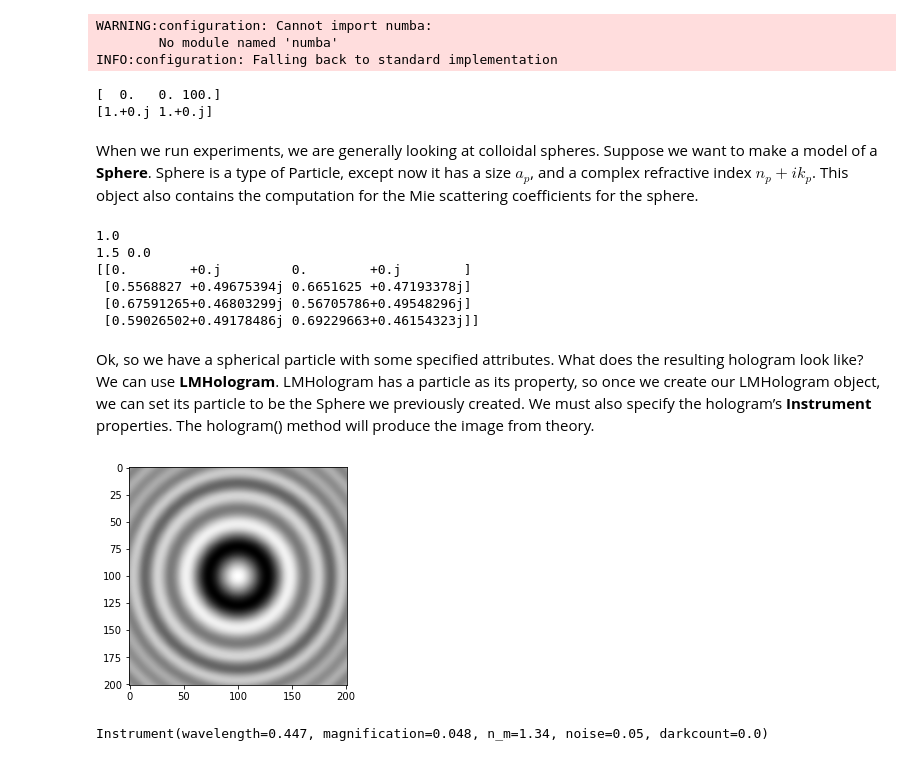
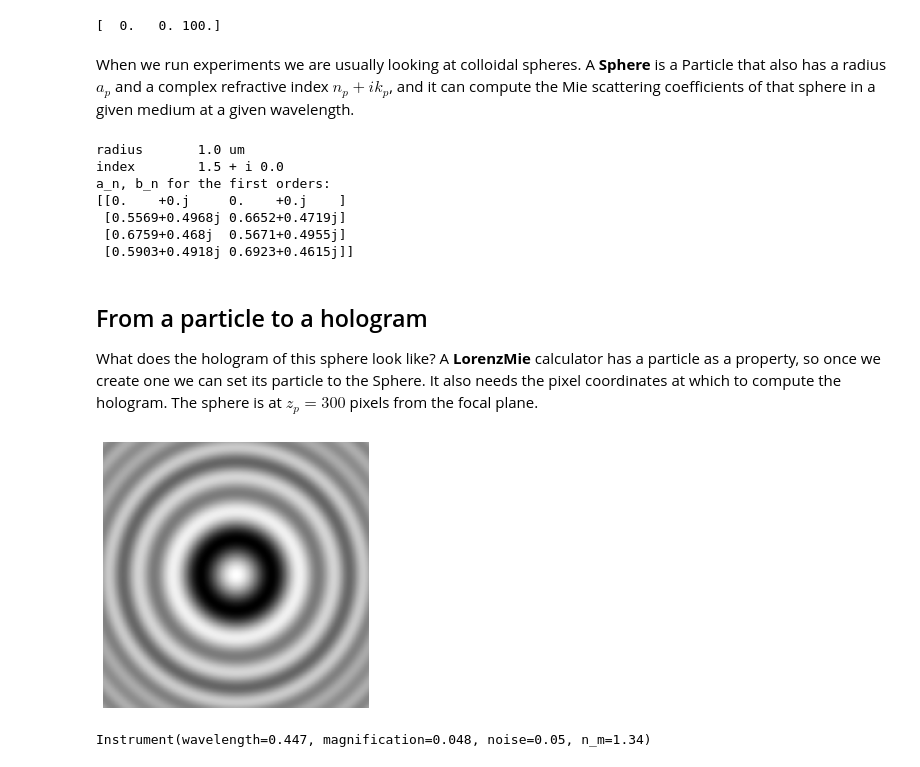
Before and after one commit to davidgrier/pylorenzmie, a Jupyter notebook: docs/tutorials/Theory.ipynb, the cells around one changed output. Saved outputs shown, nothing was run; the diff lists cells and outputs as text; code cells hidden in the pictures.

```diff
--- a/docs/tutorials/Theory.ipynb
+++ b/docs/tutorials/Theory.ipynb
@@ -11 +7,8 @@ sys.path.append('/Users/laurenaltman/Desktop/summer_research/machine_learning')
+# %%
+%matplotlib inline
+import matplotlib.pyplot as plt
+import numpy as np
+import cv2
+
+plt.rcParams['figure.dpi'] = 72
 # %% [markdown]
@@ -13,42 +20,53 @@ The most general object we can have is a **Particle**. It has a location in spac
 # %%
 from pylorenzmie.theory import Particle
-p = Particle()
-print(p.r_p)
-print(p.ab())
+
+particle = Particle()
+print(particle.r_p)
 # %% [output]
-WARNING:configuration: Cannot import numba:
-        No module named 'numba'
-INFO:configuration: Falling back to standard implementation
+[  0.   0. 100.]
-[  0.   0. 100.]
-[1.+0.j 1.+0.j]
 # %% [markdown]
-When we run experiments, we are generally looking at colloidal spheres. Suppose we want to make a model of a **Sphere**. Sphere is a type of Particle, except now it has a size $a_p$, and a complex refractive index $n_p + i k_p$. This object also contains the computation for the Mie scattering coefficients for the sphere.
+When we run experiments we are usually looking at colloidal spheres. A **Sphere**
+is a Particle that also has a radius $a_p$ and a complex refractive index
+$n_p + i k_p$, and it can compute the Mie scattering coefficients of that
+sphere in a given medium at a given wavelength.
 # %%
 from pylorenzmie.theory import Sphere
-s = Sphere()
-print(s.a_p)
-print(s.n_p, s.k_p)
-print(s.ab(n_m = 1.34, wavelength=0.447)[:4])
+
+sphere = Sphere()
+print('radius      ', sphere.a_p, 'um')
+print('index       ', sphere.n_p, '+ i', sphere.k_p)
+ab = sphere.ab(n_m=1.34, wavelength=0.447)
+print('a_n, b_n for the first orders:')
+print(ab[:4].round(4))
 # %% [output]
-1.0
-1.5 0.0
-[[0.        +0.j         0.        +0.j        ]
- [0.5568827 +0.49675394j 0.6651625 +0.47193378j]
- [0.67591265+0.46803299j 0.56705786+0.49548296j]
- [0.59026502+0.49178486j 0.69229663+0.46154323j]]
+radius       1.0 um
+index        1.5 + i 0.0
+a_n, b_n for the first orders:
+[[0.    +0.j     0.    +0.j    ]
+ [0.5569+0.4968j 0.6652+0.4719j]
+ [0.6759+0.468j  0.5671+0.4955j]
+ [0.5903+0.4918j 0.6923+0.4615j]]
 # %% [markdown]
-Ok, so we have a spherical particle with some specified attributes. What does the resulting hologram look like? We can use **LMHologram**. LMHologram has a particle as its property, so once we create our LMHologram object, we can set its particle to be the Sphere we previously created. We must also specify the hologram’s **Instrument** properties. The hologram() method will produce the image from theory.
+## From a particle to a hologram
+
+What does the hologram of this sphere look like? A **LorenzMie** calculator has a
+particle as a property, so once we create one we can set its particle to the
+Sphere. It also needs the pixel coordinates at which to compute the hologram.
+The sphere is at $z_p = 300$ pixels from the focal plane.
 # %%
 from pylorenzmie.theory import LorenzMie
-from pylorenzmie.utilities import coordinates
-shape = [201, 201]
-h = LorenzMie(coordinates=coordinates(shape))
-s.r_p = [100,100,300]
-h.particle = s
-plt.imshow(h.hologram().reshape(shape), cmap='gray')
+
+shape = (201, 201)
+model = LorenzMie()
+model.coordinates = model.meshgrid(shape)
+sphere.r_p = [100, 100, 300]
+model.particle = sphere
+
+plt.imshow(model.hologram().reshape(shape), cmap='gray')
+plt.axis('off')
 plt.show()
-print(h.instrument)
+print(model.instrument)
 # %% [output]
-[figure, old version]
+[figure, new version]
-Instrument(wavelength=0.447, magnification=0.048, n_m=1.34, noise=0.05, darkcount=0.0)
+Instrument(wavelength=0.447, magnification=0.048, noise=0.05, n_m=1.34)
 # %% [markdown]
```
Also changed, not shown: parts of 20 cells of this notebook, 5 other files.
